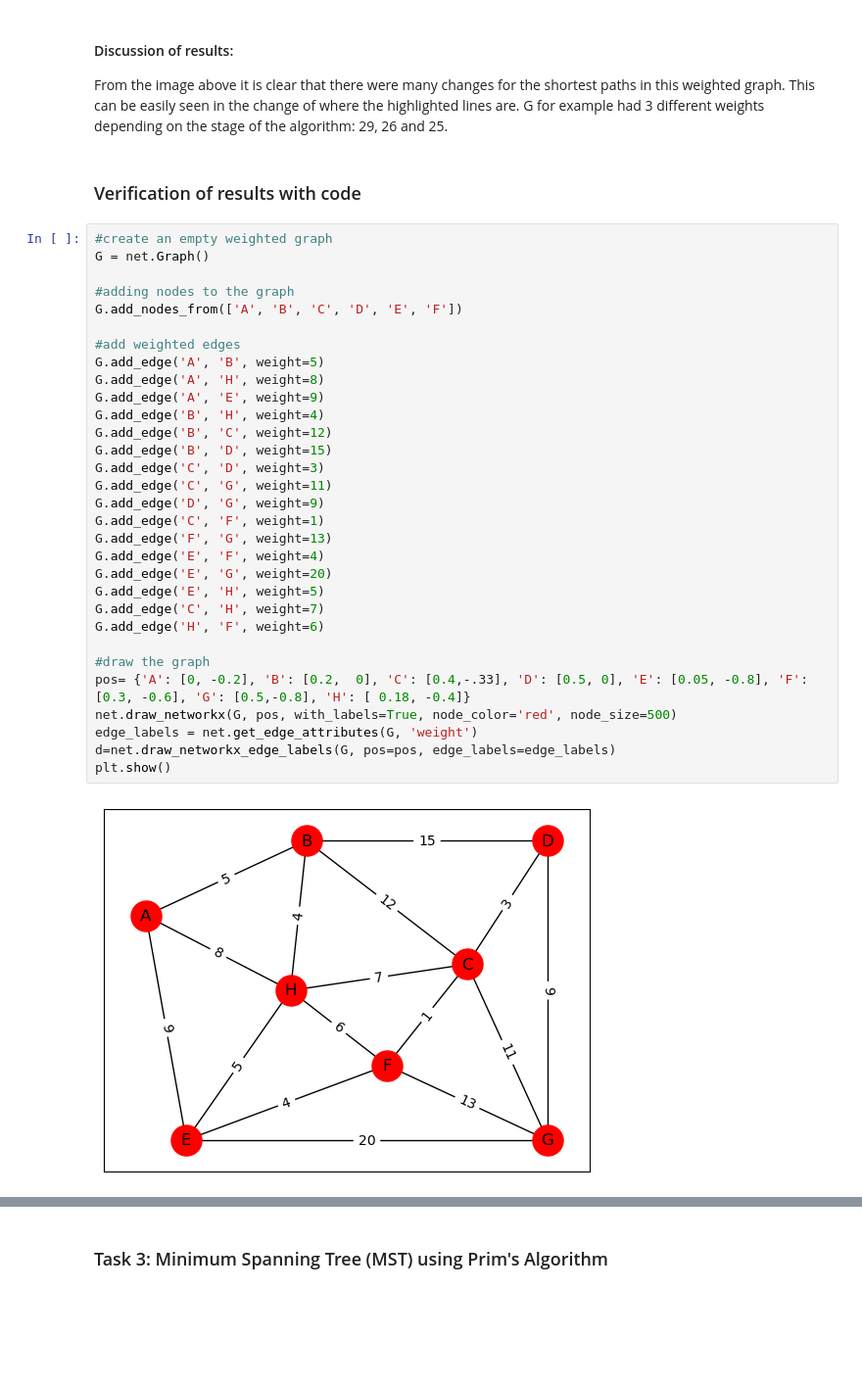
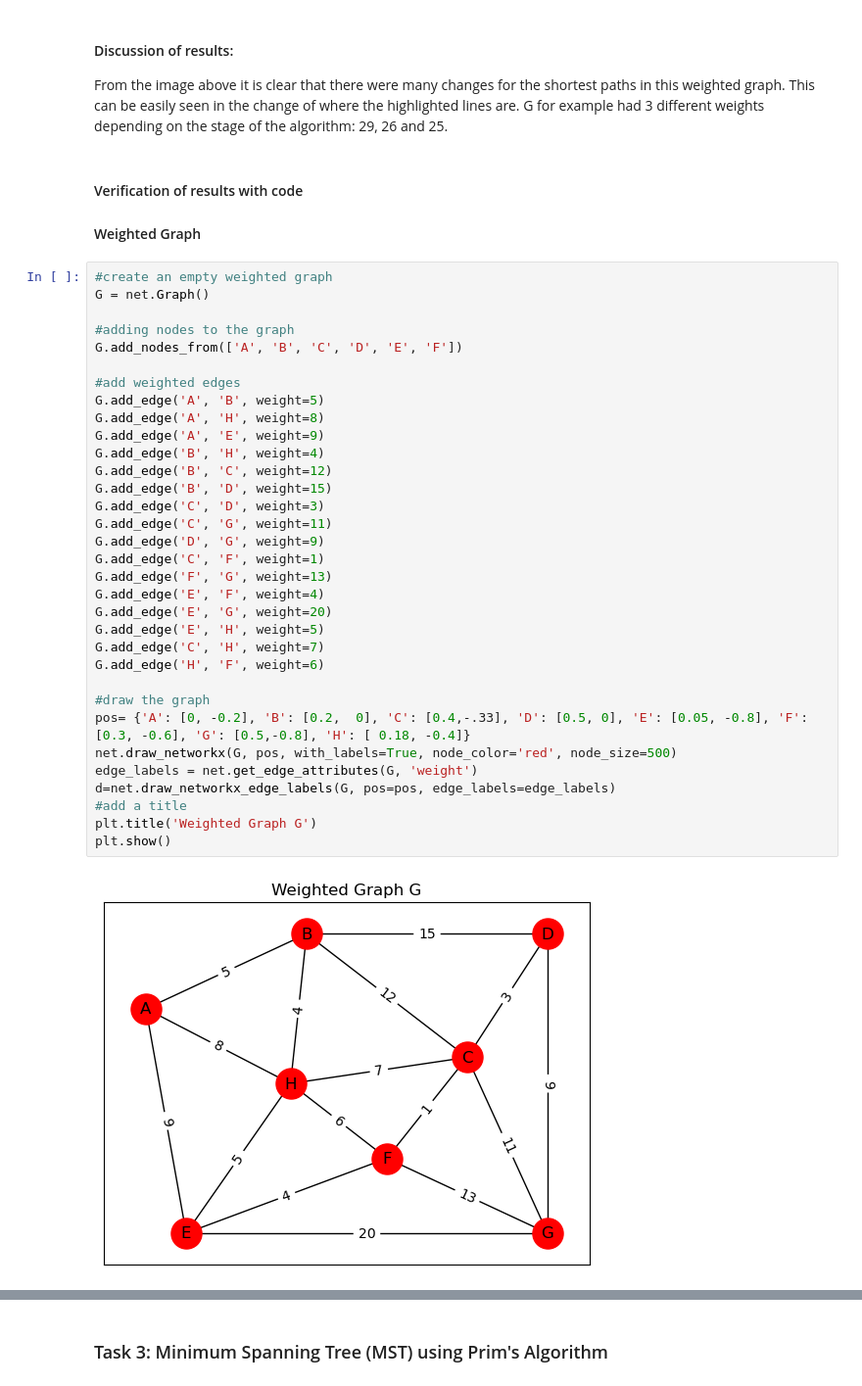
Before and after one commit to keyinb/data-structures-algorithms, a Jupyter notebook: Data_S_and_A_A2.ipynb, the cells around one changed output, grey strips where cells are left out. Shown at 98% size. Saved outputs shown, nothing was run; the diff lists cells and outputs as text; blank space fills up the shorter version.

```diff
--- a/Data_S_and_A_A2.ipynb
+++ b/Data_S_and_A_A2.ipynb
@@ -24,37 +24,40 @@ The key is as follows:
 #### Discussion of results:
 From the image above it is clear that there were many changes for the shortest paths in this weighted graph. This can be easily seen in the change of where the highlighted lines are. G for example had 3 different weights depending on the stage of the algorithm: 29, 26 and 25.
 # %% [markdown]
-### Verification of results with code
+#### Verification of results with code
+#### Weighted Graph
 # %%
 #create an empty weighted graph
 G = net.Graph()
 
 #adding nodes to the graph
 G.add_nodes_from(['A', 'B', 'C', 'D', 'E', 'F'])
 
 #add weighted edges
 G.add_edge('A', 'B', weight=5)
 G.add_edge('A', 'H', weight=8)
 G.add_edge('A', 'E', weight=9)
 G.add_edge('B', 'H', weight=4)
 G.add_edge('B', 'C', weight=12)
 G.add_edge('B', 'D', weight=15)
 G.add_edge('C', 'D', weight=3)
 G.add_edge('C', 'G', weight=11)
 G.add_edge('D', 'G', weight=9)
 G.add_edge('C', 'F', weight=1)
 G.add_edge('F', 'G', weight=13)
 G.add_edge('E', 'F', weight=4)
 G.add_edge('E', 'G', weight=20)
 G.add_edge('E', 'H', weight=5)
 G.add_edge('C', 'H', weight=7)
 G.add_edge('H', 'F', weight=6)
 
 #draw the graph
 pos= {'A': [0, -0.2], 'B': [0.2,  0], 'C': [0.4,-.33], 'D': [0.5, 0], 'E': [0.05, -0.8], 'F': [0.3, -0.6], 'G': [0.5,-0.8], 'H': [ 0.18, -0.4]}
 net.draw_networkx(G, pos, with_labels=True, node_color='red', node_size=500)
 edge_labels = net.get_edge_attributes(G, 'weight')
 d=net.draw_networkx_edge_labels(G, pos=pos, edge_labels=edge_labels)
+#add a title
+plt.title('Weighted Graph G')
 plt.show()
 # %% [output]
-[figure, old version]
+[figure, new version]
```
Also changed, not shown: parts of 11 cells of this notebook, 2 other files.
